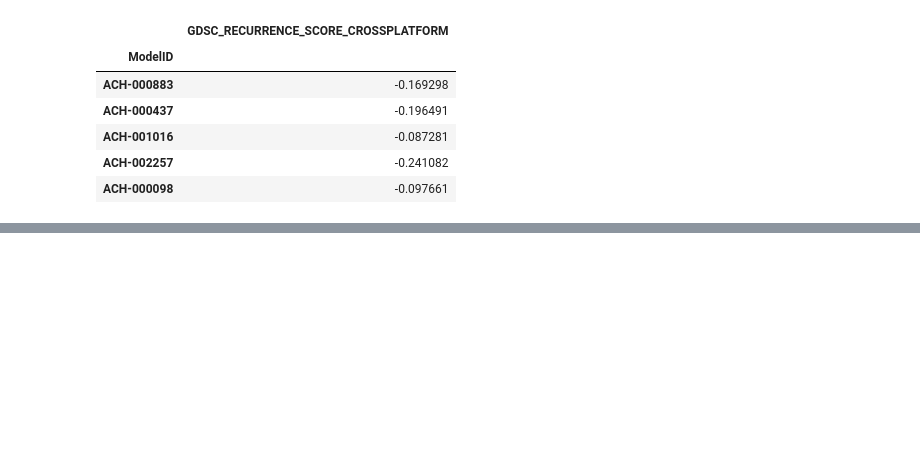
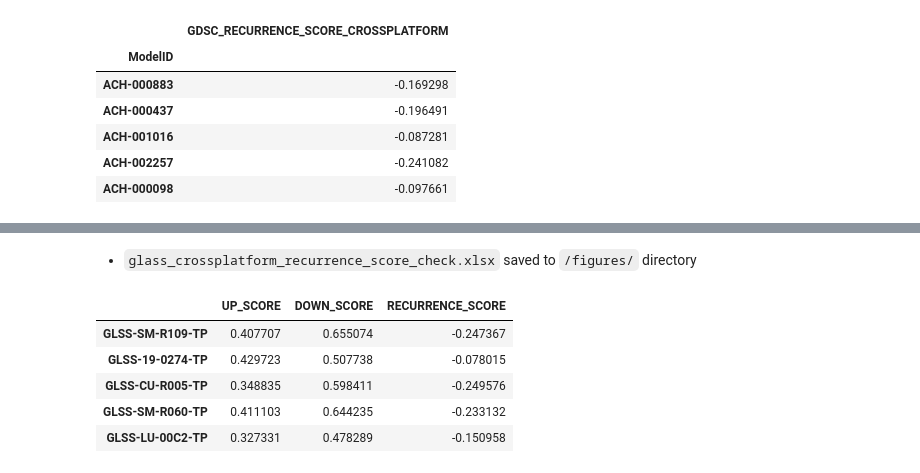
Before and after one commit to zuhany/cell_lines_pv_26, a Jupyter notebook: notebooks/GLASS.ipynb, the cells around one changed output, grey strips where cells are left out. Cells and saved outputs as stored; diff of their text form; code cells hidden in the pictures; blank space fills up the shorter version.

```diff
--- a/notebooks/GLASS.ipynb
+++ b/notebooks/GLASS.ipynb
@@ -4779,9 +5718,9 @@ Signature genes available in GDSC: 250
 # %%
 GDSC_genes = gdsc_glioma_exp.columns
 # %%
-glass_gdsc_depmap_scoring_gene_universe = pd.Index(GLASS_genes.intersection(DepMap_genes).intersection(GDSC_genes))
+glass_gdsc_depmap_common_gene_universe = pd.Index(GLASS_genes.intersection(DepMap_genes).intersection(GDSC_genes))
 # %%
-glass_gdsc_depmap_common_gene_universe = pd.DataFrame(
+glass_gdsc_depmap_common_gene_universe_documentation = pd.DataFrame(
     {
         "Metric": [
             "GLASS filtered genes",
@@ -4793,9 +5732,9 @@ glass_gdsc_depmap_common_gene_universe = pd.DataFrame(
         "Value": [
             GLASS_genes.nunique(),
             DepMap_genes.nunique(),
-            glass_gdsc_depmap_scoring_gene_universe.nunique(),
-            glass_gdsc_depmap_scoring_gene_universe.intersection(consensus_UP_genes).nunique(),
-            glass_gdsc_depmap_scoring_gene_universe.intersection(consensus_DOWN_genes).nunique()
+            glass_gdsc_depmap_common_gene_universe.nunique(),
+            glass_gdsc_depmap_common_gene_universe.intersection(consensus_UP_genes).nunique(),
+            glass_gdsc_depmap_common_gene_universe.intersection(consensus_DOWN_genes).nunique()
         ],
     }
 )
@@ -4822,8 +5770,8 @@ depmap_glioma_exp_common = depmap_glioma_exp.loc[:, depmap_glioma_exp.columns.is
 gdsc_glioma_exp_common = gdsc_glioma_exp.loc[:, gdsc_glioma_exp.columns.isin(gdsc_depmap_common_signature_genes)
 ].copy()
 # %%
-UP_GDSC_DepMap = pd.Index(glass_gdsc_depmap_scoring_gene_universe.intersection(consensus_UP_genes))
-DOWN_GDSC_DepMap = pd.Index(glass_gdsc_depmap_scoring_gene_universe.intersection(consensus_DOWN_genes))
+UP_GDSC_DepMap = pd.Index(glass_gdsc_depmap_common_gene_universe.intersection(consensus_UP_genes))
+DOWN_GDSC_DepMap = pd.Index(glass_gdsc_depmap_common_gene_universe.intersection(consensus_DOWN_genes))
 # %%
 glass_crossplatform_recurrence_score_gdsc = calculate_recurrence_score(gdsc_glioma_exp_common.T, UP_GDSC_DepMap, DOWN_GDSC_DepMap)
 glass_crossplatform_recurrence_score_gdsc = glass_crossplatform_recurrence_score_gdsc.drop(columns=["UP_SCORE", "DOWN_SCORE"])
@@ -4920,0 +5962,13 @@ depmap_gdsc_glioma_recurrence_scores.head()
+# %% [markdown]
+- `glass_crossplatform_recurrence_score_check.xlsx` saved to `/figures/` directory
+# %%
+glass_crossplatform_recurrence_score = calculate_recurrence_score(glass_idhwt_gbm_primary_R1_TPM_filtered, UP_GDSC_DepMap, DOWN_GDSC_DepMap)
+# %%
+glass_crossplatform_recurrence_score.iloc[:5, :5]
+# %% [output]
+|  | UP_SCORE | DOWN_SCORE | RECURRENCE_SCORE |
+| GLSS-SM-R109-TP | 0.407707 | 0.655074 | -0.247367 |
+| GLSS-19-0274-TP | 0.429723 | 0.507738 | -0.078015 |
+| GLSS-CU-R005-TP | 0.348835 | 0.598411 | -0.249576 |
+| GLSS-SM-R060-TP | 0.411103 | 0.644235 | -0.233132 |
+| GLSS-LU-00C2-TP | 0.327331 | 0.478289 | -0.150958 |
```
Also changed, not shown: parts of 180 cells of this notebook, 34 other files.
